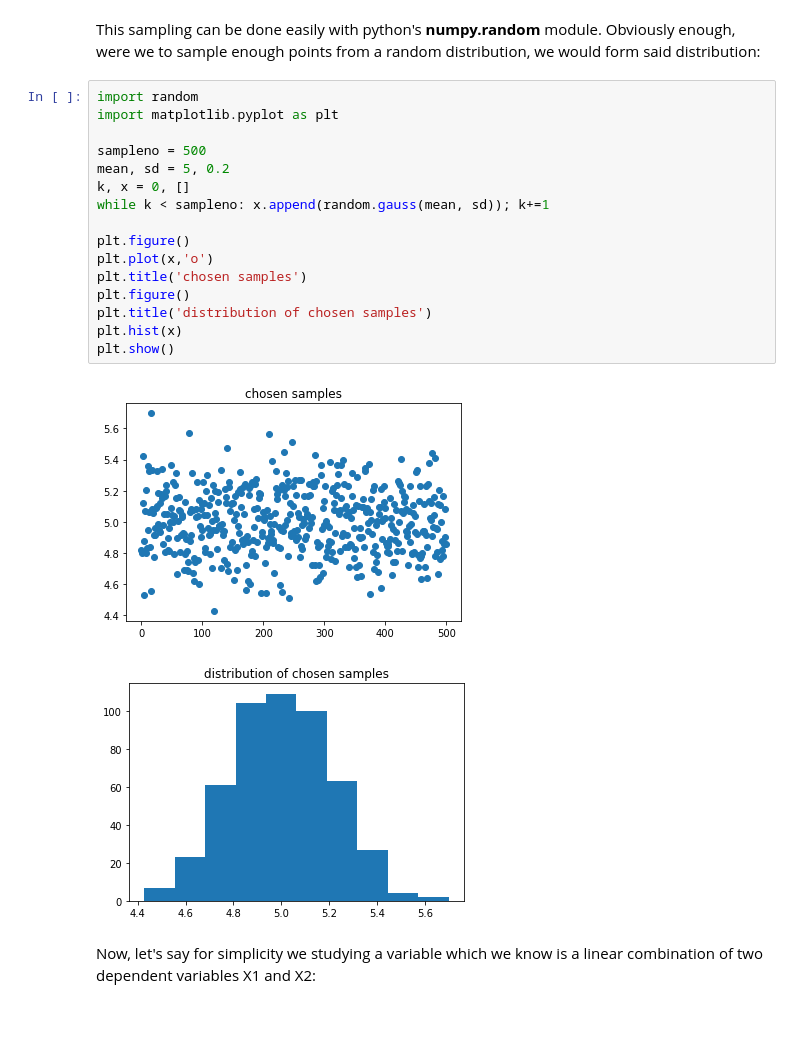
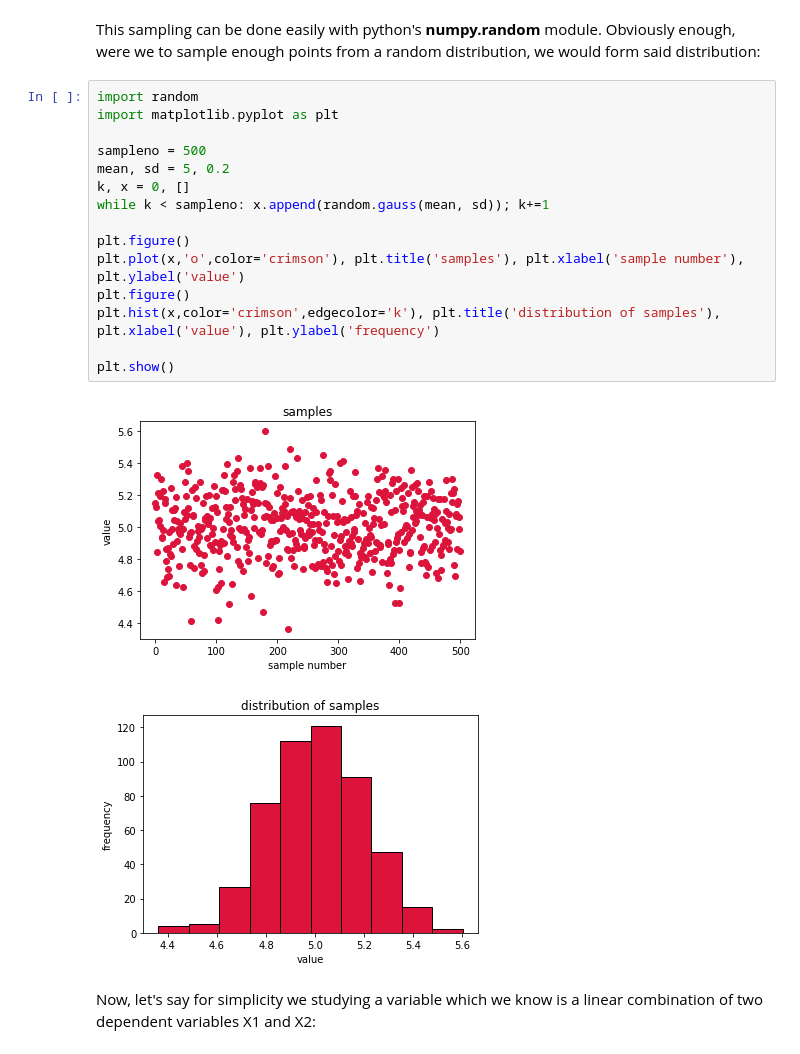
Before and after one commit to andrewrgarcia/monte-carlo, a Jupyter notebook: montecarlo.ipynb, the cells around one changed output. Cells and saved outputs as stored; diff of their text form; blank space fills up the shorter version.

```diff
--- a/montecarlo.ipynb
+++ b/montecarlo.ipynb
@@ -21,22 +21,21 @@ This sampling can be done easily with python's **numpy.random** module. Obviousl
 # %%
 import random
 import matplotlib.pyplot as plt
 
 sampleno = 500
 mean, sd = 5, 0.2
 k, x = 0, []
 while k < sampleno: x.append(random.gauss(mean, sd)); k+=1
 
 plt.figure()
-plt.plot(x,'o')
-plt.title('chosen samples')
+plt.plot(x,'o',color='crimson'), plt.title('samples'), plt.xlabel('sample number'), plt.ylabel('value')
 plt.figure()
-plt.title('distribution of chosen samples')
-plt.hist(x)
+plt.hist(x,color='crimson',edgecolor='k'), plt.title('distribution of samples'), plt.xlabel('value'), plt.ylabel('frequency')
+
 plt.show()
 # %% [output]
-[figure, old version]
+[figure, new version]
-[figure, old version]
+[figure, new version]
 # %% [markdown]
 Now, let's say for simplicity we studying a variable which we know is a linear combination of two dependent variables X1 and X2:
 # %% [markdown]
```
Also changed, not shown: parts of 10 cells of this notebook, 1 other file.
